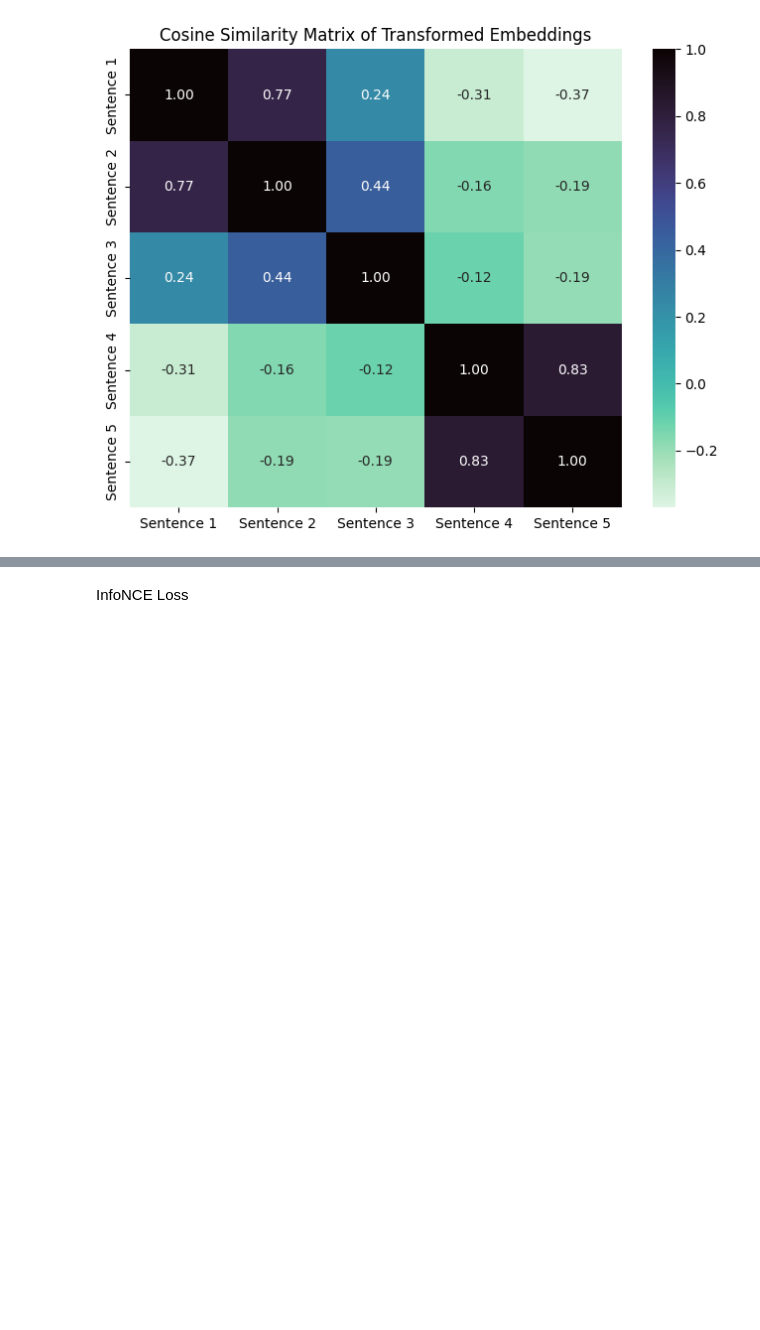
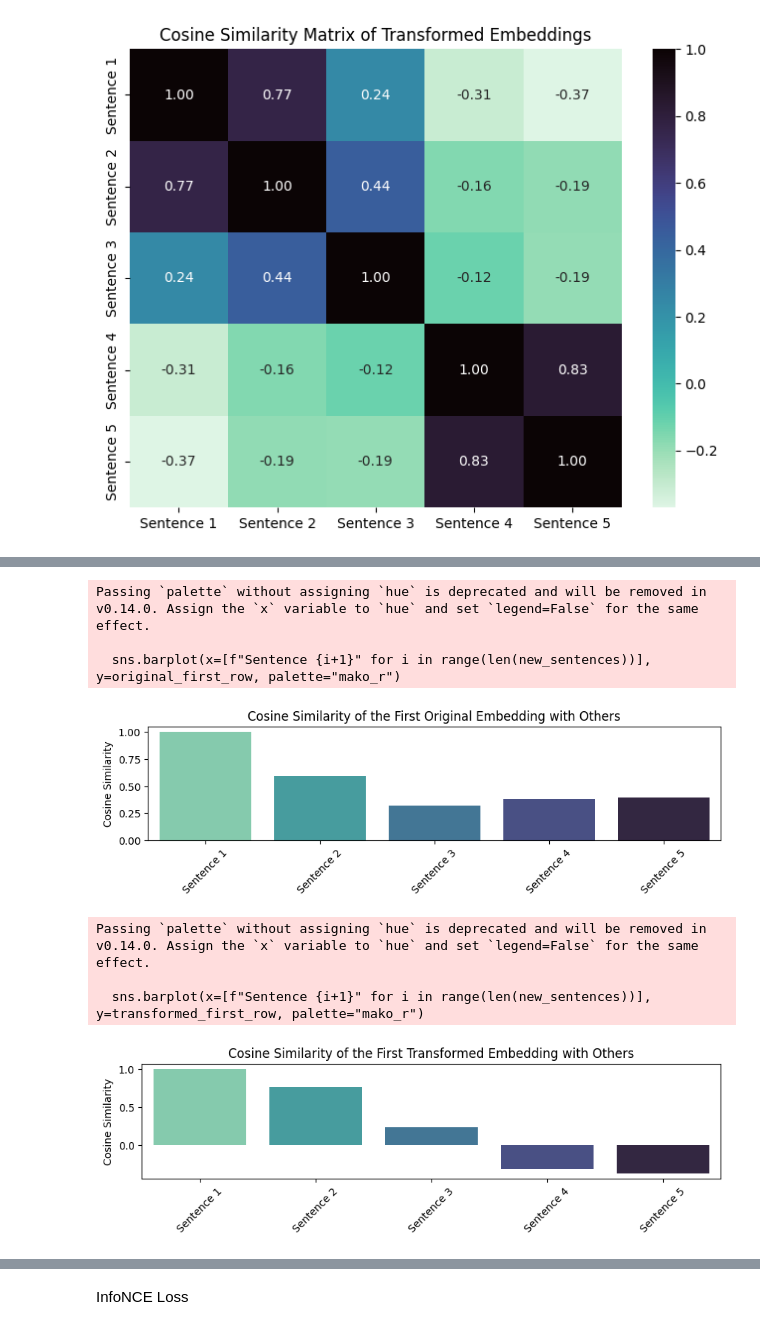
Before and after one commit to vivekvajipey/reasoning-topics, a Jupyter notebook: contrastive/cl_transform_analysis.ipynb, the cells around one changed output, grey strips where cells are left out. Drawn from its saved outputs; the diff is of its cells as text; code cells hidden in the pictures; blank space fills up the shorter version.

```diff
--- a/contrastive/cl_transform_analysis.ipynb
+++ b/contrastive/cl_transform_analysis.ipynb
@@ -142,0 +146,50 @@ NEGATIVE (Sentence 5):  Step 8: Solve the equation to find the value of x. $15 =
+# %%
+import torch
+from sentence_transformers import SentenceTransformer
+
+def plot_first_row_cosine_similarity(new_sentences):
+    sent_transformer = SentenceTransformer('all-MiniLM-L6-v2')
+    original_embeddings = sent_transformer.encode(new_sentences, batch_size=32)
+    original_embeddings_tensor = torch.tensor(original_embeddings, dtype=torch.float).to(device)
+
+    # Assuming 'model' and 'device' are defined elsewhere as per the original context
+    model.eval()
+
+    with torch.no_grad():
+        transformed_embeddings = model(original_embeddings_tensor).cpu().numpy()
+
+    # Compute full cosine similarity matrices
+    original_cos_sim_matrix = cosine_similarity(original_embeddings)
+    transformed_cos_sim_matrix = cosine_similarity(transformed_embeddings)
+
+    # Extract the first row (cosine similarity of the first embedding with all others)
+    original_first_row = original_cos_sim_matrix[0, :]
+    transformed_first_row = transformed_cos_sim_matrix[0, :]
+
+    # Plotting the original embeddings' first row cosine similarity
+    plt.figure(figsize=(10, 2))
+    sns.barplot(x=[f"Sentence {i+1}" for i in range(len(new_sentences))], y=original_first_row, palette="mako_r")
+    plt.title('Cosine Similarity of the First Original Embedding with Others')
+    plt.ylabel('Cosine Similarity')
+    plt.xticks(rotation=45)
+    plt.show()
+
+    # Plotting the transformed embeddings' first row cosine similarity
+    plt.figure(figsize=(10, 2))
+    sns.barplot(x=[f"Sentence {i+1}" for i in range(len(new_sentences))], y=transformed_first_row, palette="mako_r")
+    plt.title('Cosine Similarity of the First Transformed Embedding with Others')
+    plt.ylabel('Cosine Similarity')
+    plt.xticks(rotation=45)
+    plt.show()
+
+# Make sure to define or import 'model' and 'device' as they are used in your original code
+plot_first_row_cosine_similarity(new_sentences)
+# %% [output]
+Passing `palette` without assigning `hue` is deprecated and will be removed in v0.14.0. Assign the `x` variable to `hue` and set `legend=False` for the same effect.
+
+  sns.barplot(x=[f"Sentence {i+1}" for i in range(len(new_sentences))], y=original_first_row, palette="mako_r")
+[figure, added]
+Passing `palette` without assigning `hue` is deprecated and will be removed in v0.14.0. Assign the `x` variable to `hue` and set `legend=False` for the same effect.
+
+  sns.barplot(x=[f"Sentence {i+1}" for i in range(len(new_sentences))], y=transformed_first_row, palette="mako_r")
+[figure, added]
```
Also changed, not shown: parts of 23 cells of this notebook, 1 other file.
